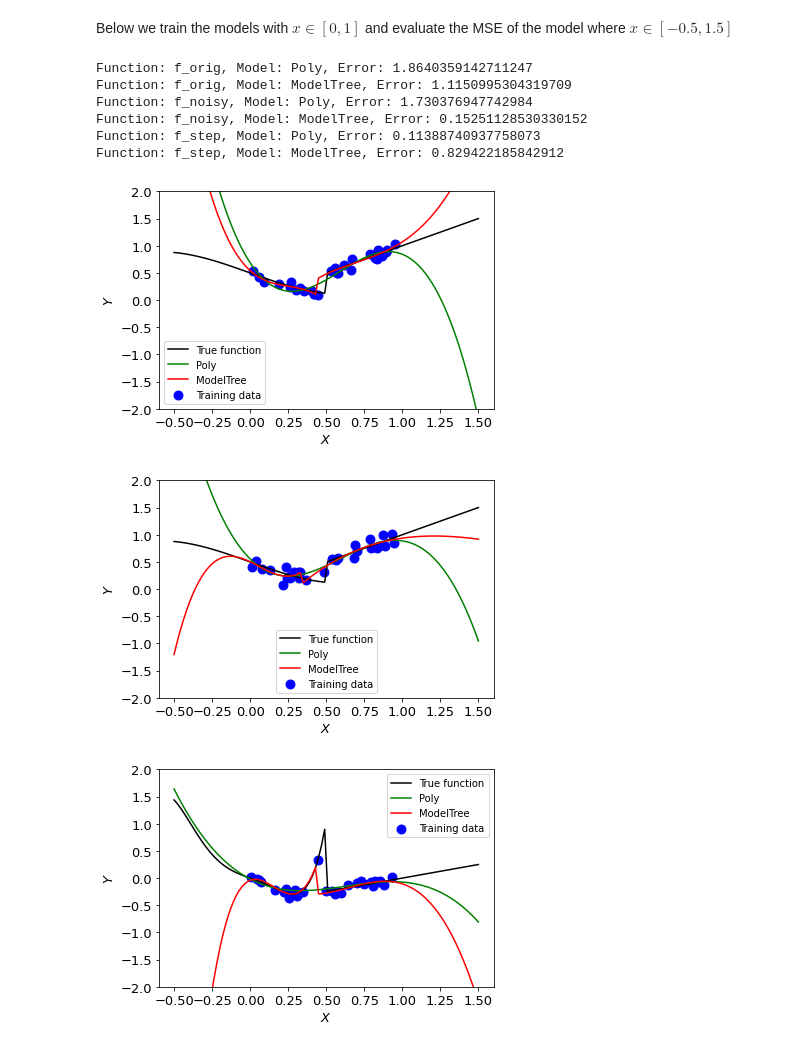
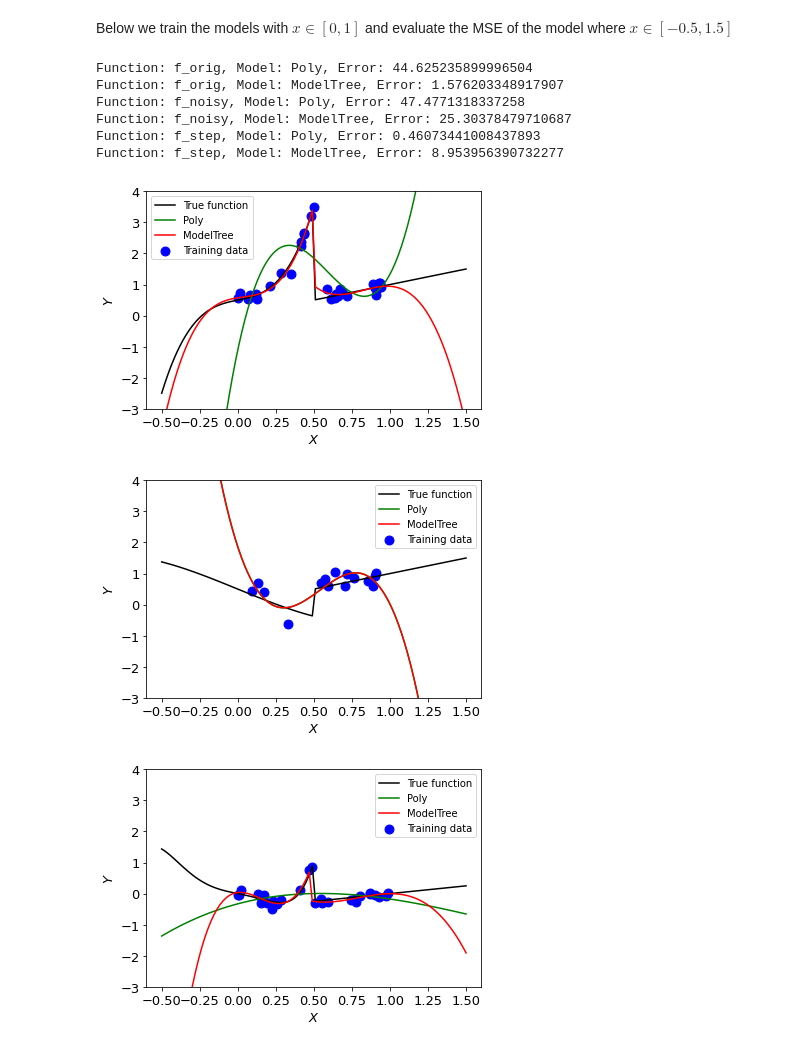
Before and after one commit to barneyhill/blogs, a Jupyter notebook: motivation/motivation-blog.ipynb, the cells around one changed output. Cells and saved outputs as stored; diff of their text form; code cells hidden in the pictures.

```diff
--- a/motivation/motivation-blog.ipynb
+++ b/motivation/motivation-blog.ipynb
@@ -49,7 +49,7 @@ def plot(models, f, X_train, y_train):
         plt.yticks(fontsize=13)
         i += 1
 
-    ax.set_ylim([-2,2])
+    ax.set_ylim([-3,4])
 
     plt.legend()
 # %%
@@ -87,29 +87,29 @@ class PolyTree:
 def f_orig(x, noise):
 
     if noise:
-        noise = 0.05 * st.norm.rvs(0, 1)
+        noise = 0.1 * st.norm.rvs(0, 1)
     else:
         noise = 0
 
     if x < 0.5:
-        return x**3 - x + 0.5 + noise
+        return 20*x**3 + x + 0.5 + noise
     elif x > 0.5:
         return x + noise
 # %%
 def f_noisy(x, noise):
 
     if noise:
-        noise = 0.1 * st.norm.rvs(0, 1)
+        noise = 0.2 * st.norm.rvs(0, 1)
     else:
         noise = 0
     if x < 0.5:
-        return x**3 - x + 0.5 + noise
+        return x**3 - 2*x + 0.5 + noise
     elif x > 0.5:
         return x + noise
 # %%
 def f_step(x, noise):
     if noise:
-        noise = 0.05 * st.norm.rvs(0, 1)
+        noise = 0.1 * st.norm.rvs(0, 1)
     else:
         noise = 0
     if x < 0.5:
@@ -119,25 +119,29 @@ def f_step(x, noise):
 # %% [markdown]
 Below we train the models with $x \in [0,1]$ and evaluate the MSE of the model where $x \in [-0.5,1.5]$
 # %%
+i = 0
+samples = [30,15,30]
 for f in [f_orig, f_noisy, f_step]:
-    X, y = sample(30, f, [0,1])
+    X, y = sample(samples[i], f, [0,1])
     X = np.reshape(X, (X.shape[0], 1))
     y = np.reshape(y, (y.shape[0], 1))
 
     poly = Poly(3)
 
     model = PolyTree()
     model_tree = ModelTree(model, max_depth=2, min_samples_leaf=10,
                            search_type="greedy", n_search_grid=100)
 
     plot([poly, model_tree], f, X, y)
+
+    i+=1
 # %% [output]
-Function: f_orig, Model: Poly, Error: 1.8640359142711247
-Function: f_orig, Model: ModelTree, Error: 1.1150995304319709
-Function: f_noisy, Model: Poly, Error: 1.730376947742984
-Function: f_noisy, Model: ModelTree, Error: 0.15251128530330152
-Function: f_step, Model: Poly, Error: 0.11388740937758073
-Function: f_step, Model: ModelTree, Error: 0.829422185842912
+Function: f_orig, Model: Poly, Error: 44.625235899996504
+Function: f_orig, Model: ModelTree, Error: 1.576203348917907
+Function: f_noisy, Model: Poly, Error: 47.4771318337258
+Function: f_noisy, Model: ModelTree, Error: 25.30378479710687
+Function: f_step, Model: Poly, Error: 0.46073441008437893
+Function: f_step, Model: ModelTree, Error: 8.953956390732277
-[figure, old version]
+[figure, new version]
-[figure, old version]
+[figure, new version]
-[figure, old version]
+[figure, new version]
```
Also changed, not shown: parts of 1 cell of this notebook, 1 other file.
